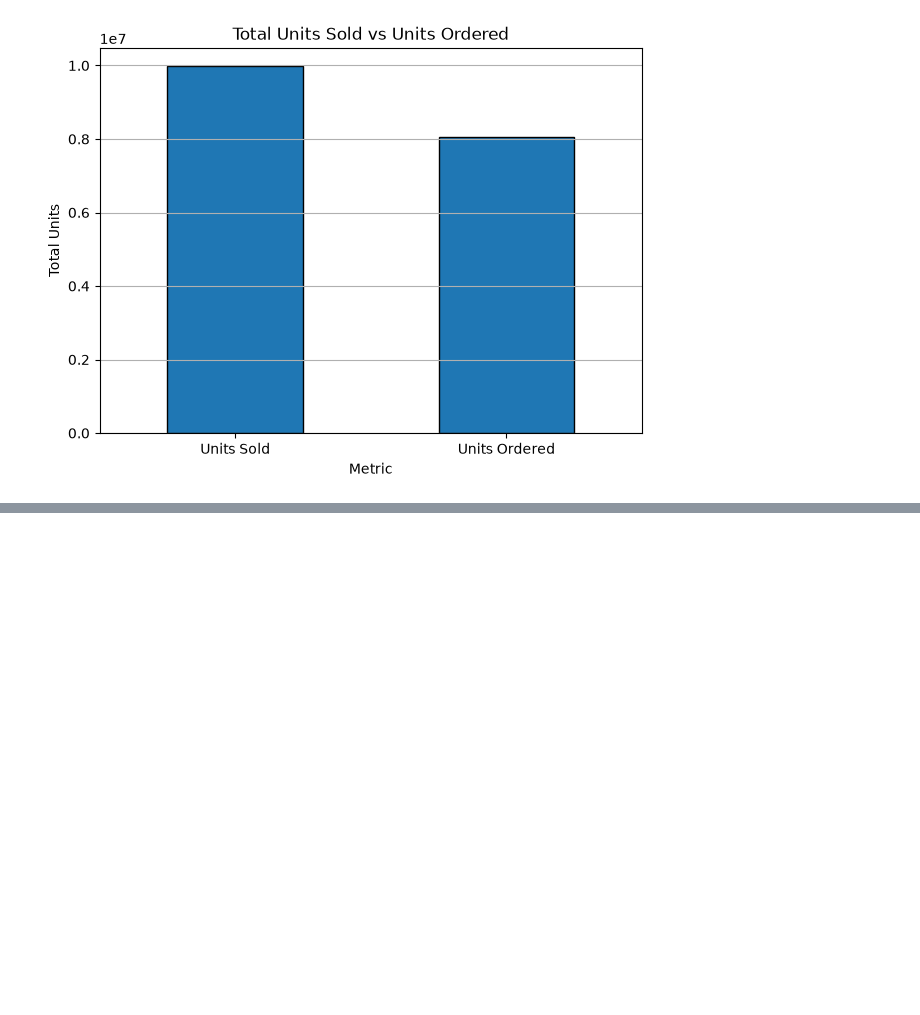
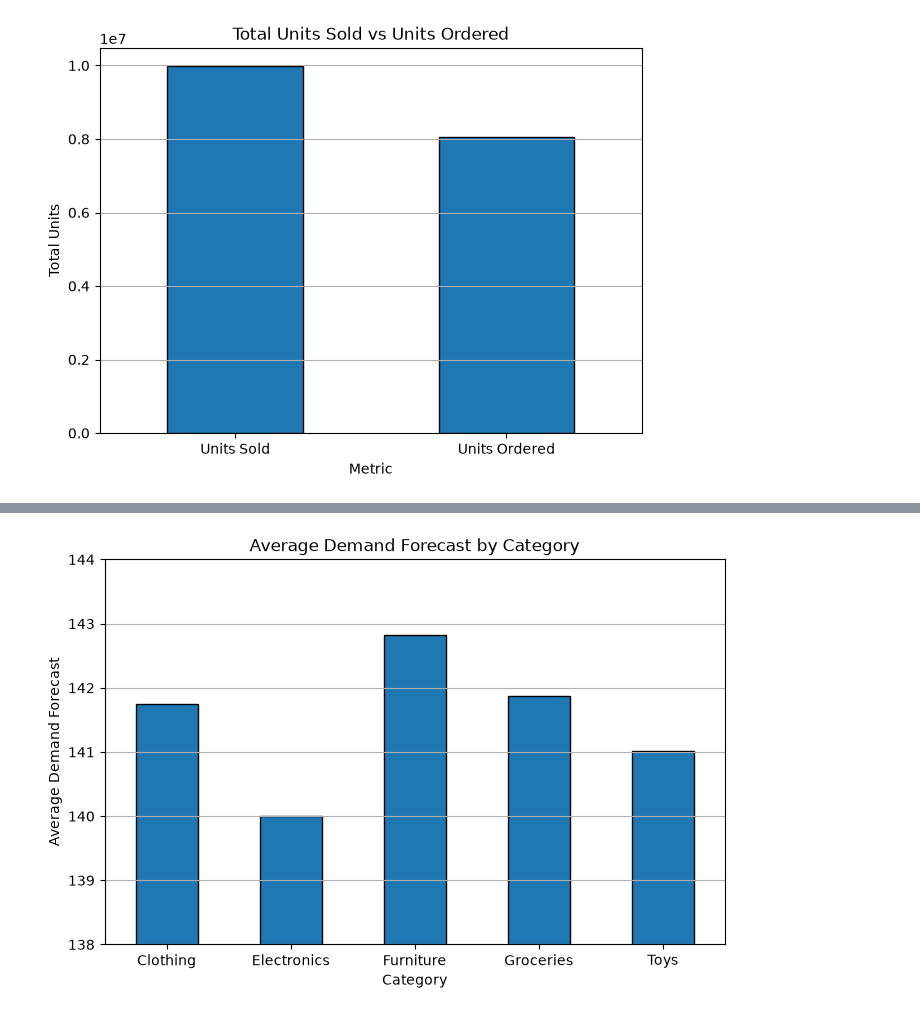
Before and after one commit to sabaadeeb4225-create/Supply-Chain-Demand-Forecasting, a Jupyter notebook: notebooks/eda.ipynb, the cells around one changed output, grey strips where cells are left out. Drawn from its saved outputs; the diff is of its cells as text; code cells hidden in the pictures; blank space fills up the shorter version.

Commit message:
created average demand forecast by category

```diff
--- a/notebooks/eda.ipynb
+++ b/notebooks/eda.ipynb
@@ -443,0 +449,4 @@ plt.show()
+# %%
+category_forecast = df.groupby("Category")["Demand Forecast"].mean()
+
+category_forecast
@@ -443,0 +463,19 @@ plt.show()
+# %%
+plt.figure(figsize=(8,5))
+
+category_forecast.plot(
+    kind="bar",
+    edgecolor="black"
+)
+
+plt.title("Average Demand Forecast by Category")
+plt.xlabel("Category")
+plt.ylabel("Average Demand Forecast")
+plt.ylim(138,144)
+
+plt.xticks(rotation=0)
+plt.grid(axis="y")
+
+plt.show()
+# %% [output]
+[figure, added]
```
Also changed, not shown: parts of 5 cells of this notebook.
